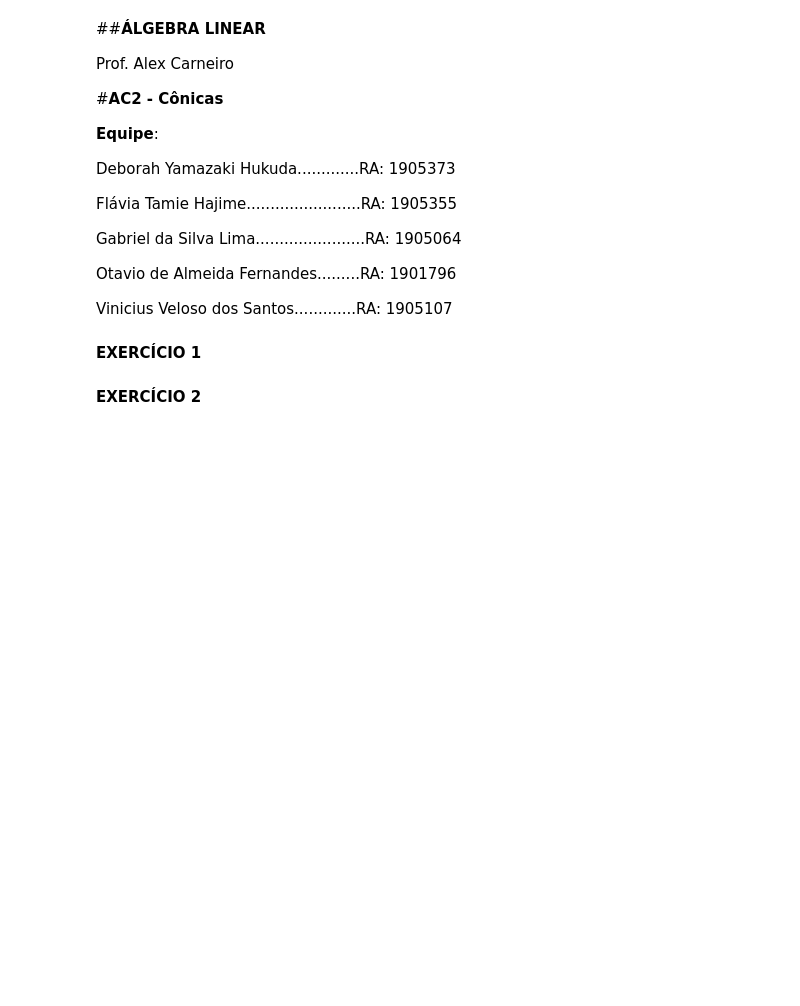
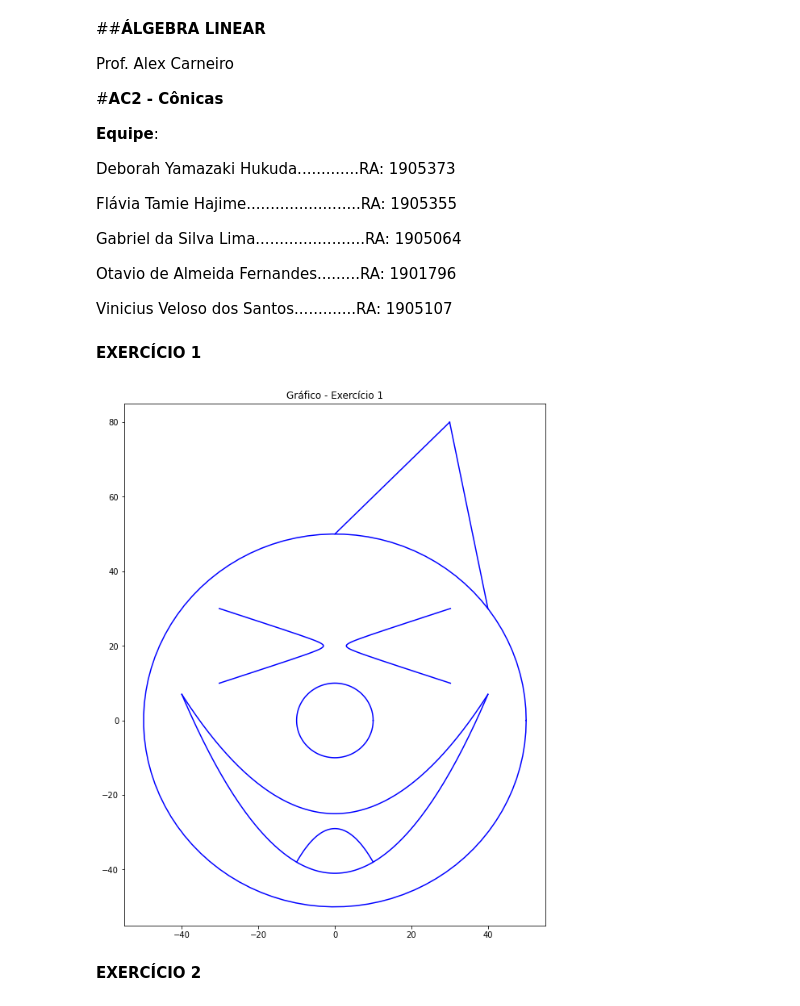
Before and after one commit to otaviofernandes/Algebra_Linear, a Jupyter notebook: AC2_Algebra_Linear.ipynb, the cells around one changed output. Drawn from its saved outputs; the diff is of its cells as text; code cells hidden in the pictures; blank space fills up the shorter version.

```diff
--- a/AC2_Algebra_Linear.ipynb
+++ b/AC2_Algebra_Linear.ipynb
@@ -70,34 +70,36 @@ x6 = t4
 y6 = t4 + 50
 
 #reta 2 - chapeu
 t5 = np.linspace(30, 40, 100)
 x7 = t5
 y7 = -5*t5 + 230
 
 # hipérbole - olhos
 t6 = np.linspace(-3, 3, 100)
 a4 = 3
 b4 = 1
 xc3, yc3 = 0, 20
 x8 = a4*np.cosh(t6) + xc3
 y8 = b4*np.sinh(t6) + yc3
 
 #plotagem do gráfico
-plt.figure(figsize=(11,14))
+plt.figure(figsize=(9.35, 11.9))
 plt.title('Gráfico - Exercício 1')
 plt.xticks(np.linspace(-40, 40, 5))
 plt.yticks(np.linspace(-40, 80, 7))
 plt.xlim(-55, 55)
 plt.ylim(-55, 85)
 plt.plot(x1, y1, 'blue');
 plt.plot(x2, y2, 'blue');
 plt.plot(x3, y3, 'blue');
 plt.plot(x4, y4, 'blue');
 plt.plot(x5, y5, 'blue');
 plt.plot(x6, y6, 'blue');
 plt.plot(x7, y7, 'blue');
 plt.plot(x8, y8, 'blue')
 plt.plot(xc3 - x8, y8, 'blue');
+# %% [output]
+[figure, added]
 # %% [markdown]
 **EXERCÍCIO 2**
 # %%
```
Also changed, not shown: parts of 4 cells of this notebook.
